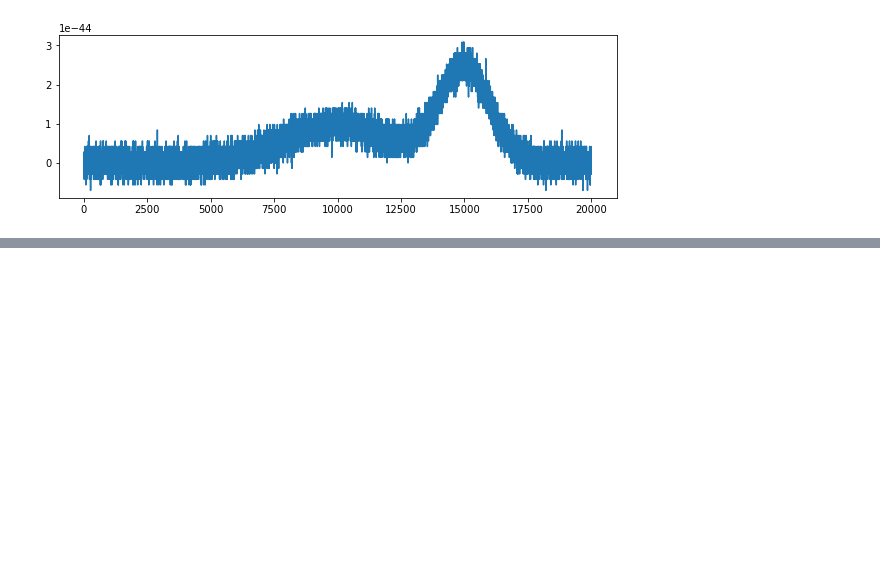
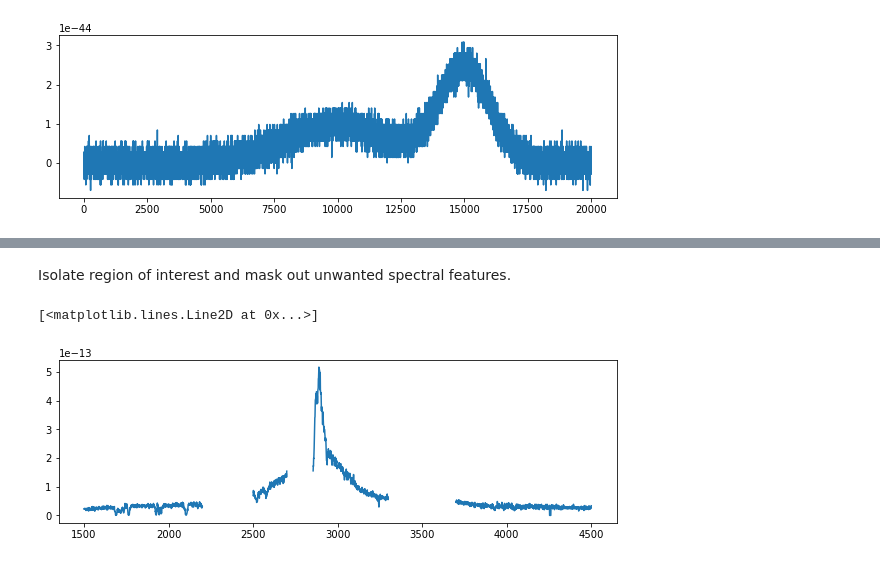
Before and after one commit to ibusko/experiments_specviz, a Jupyter notebook: experiment_normalization.ipynb, the cells around one changed output, grey strips where cells are left out. Drawn from its saved outputs; the diff is of its cells as text; code cells hidden in the pictures; blank space fills up the shorter version.

```diff
--- a/experiment_normalization.ipynb
+++ b/experiment_normalization.ipynb
@@ -416,0 +391,20 @@ plt.plot(w, f)
+# %% [markdown]
+Isolate region of interest and mask out unwanted spectral features.
+# %%
+import numpy.ma as ma
+mask = wave.copy()
+mask.fill(False)
+
+mask[0:1500] = True
+mask[4500:9190] = True
+mask[2200:2500] = True
+mask[2700:2855] = True
+mask[3300:3700] = True
+
+wm = ma.masked_array(wave, mask=mask)
+fm = ma.masked_array(flux, mask=mask)
+plt.figure(figsize=(10, 3))
+plt.plot(indices, fm)
+# %% [output]
+[<matplotlib.lines.Line2D at 0x...>]
+[figure, added]
```
Also changed, not shown: parts of 12 cells of this notebook.
